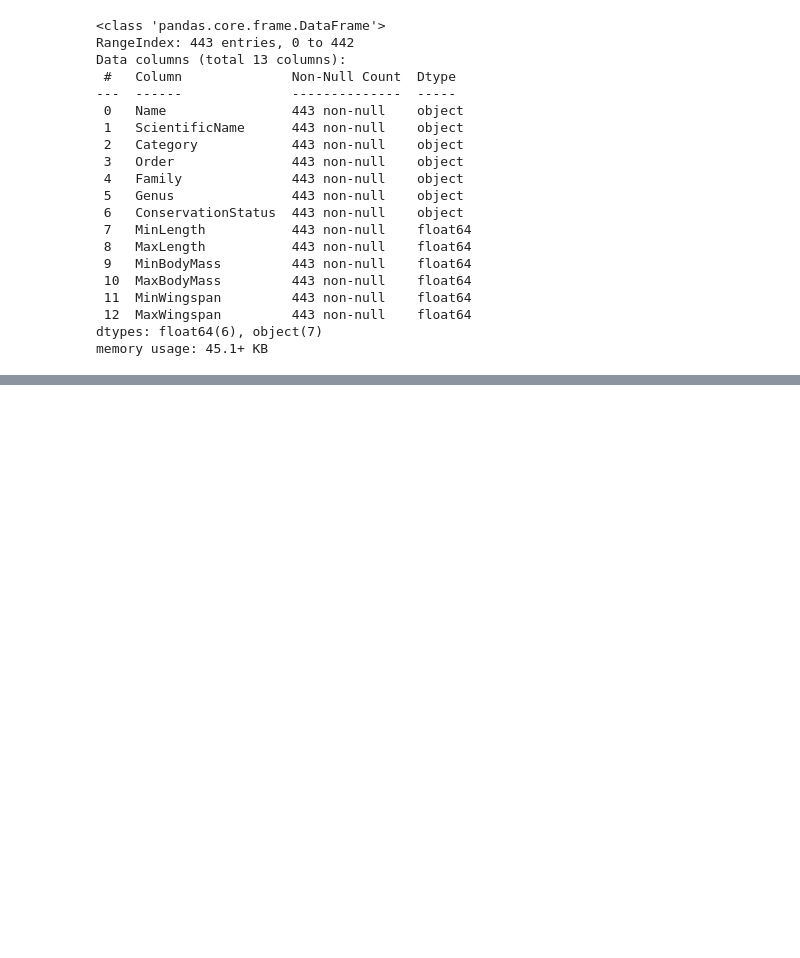
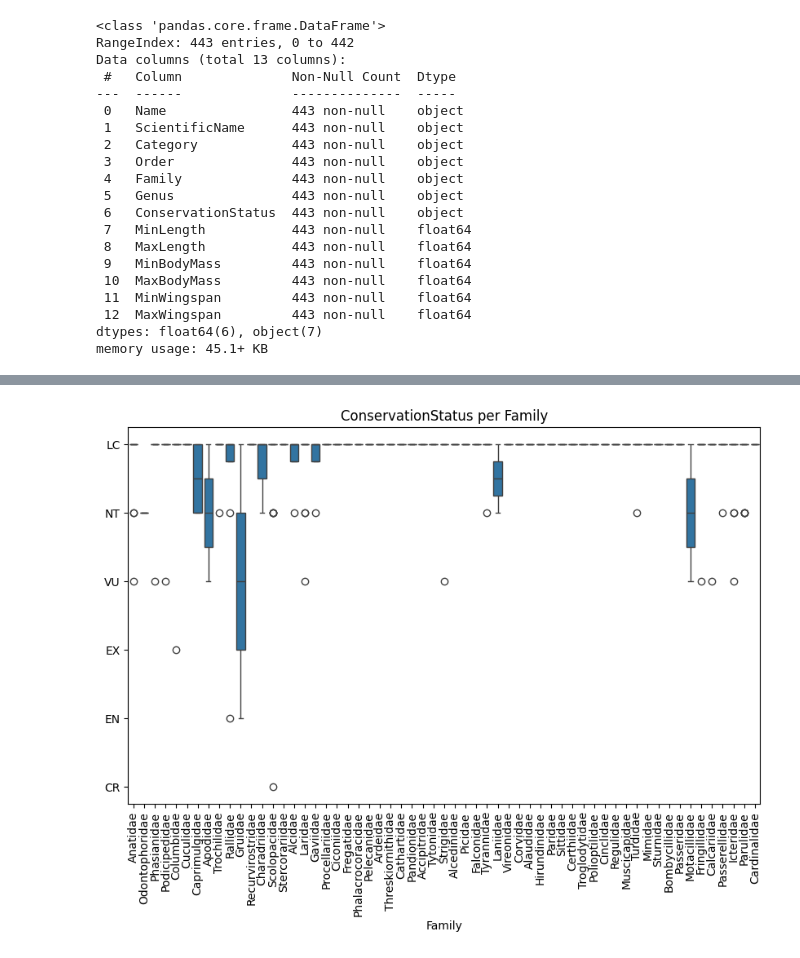
Before and after one commit to SeherKumsar/Ada-Lovelace-Veri-Bilimi-Akademisi, a Jupyter notebook: week-3/group_project.ipynb, the cells around one changed output, grey strips where cells are left out. Drawn from its saved outputs; the diff is of its cells as text; code cells hidden in the pictures; blank space fills up the shorter version.

```diff
--- a/week-3/group_project.ipynb
+++ b/week-3/group_project.ipynb
@@ -44,0 +180,14 @@ memory usage: 45.1+ KB
+# %%
+plt.figure(figsize=(10, 6))
+
+sns.boxplot(x = birds['Family'],
+            y = birds['ConservationStatus']
+            )
+
+plt.xticks(rotation=90)
+plt.xlabel('Family')
+plt.ylabel('')
+plt.title('ConservationStatus per Family')
+plt.show()
+# %% [output]
+[figure, added]
```
Also changed, not shown: parts of 12 cells of this notebook.
